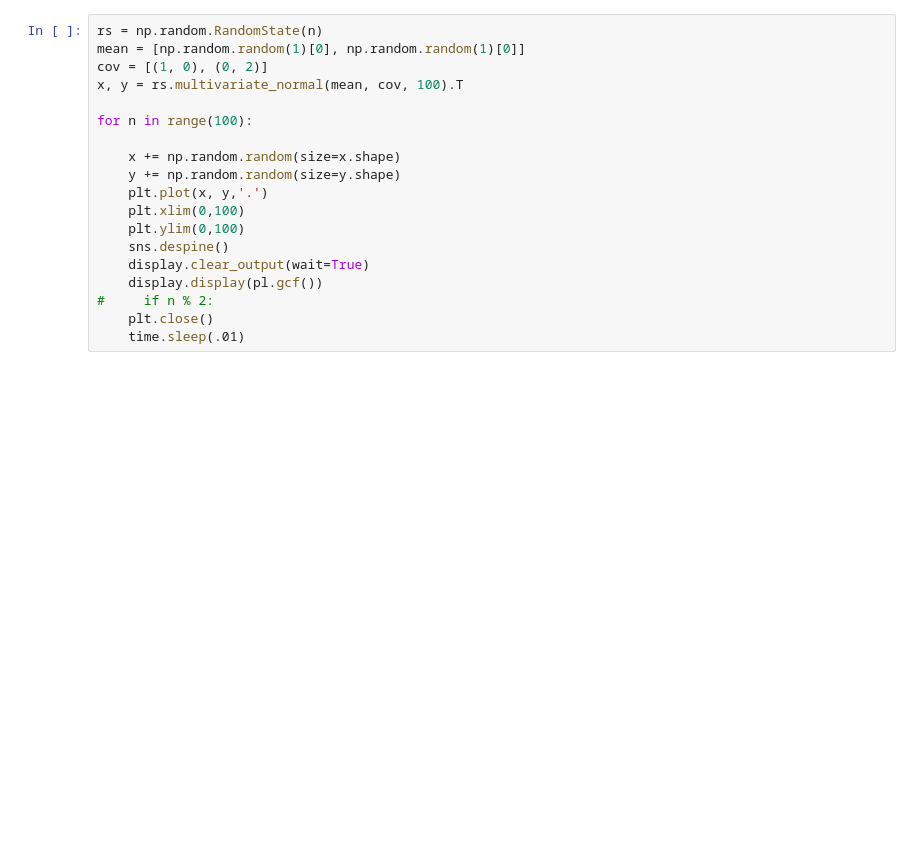
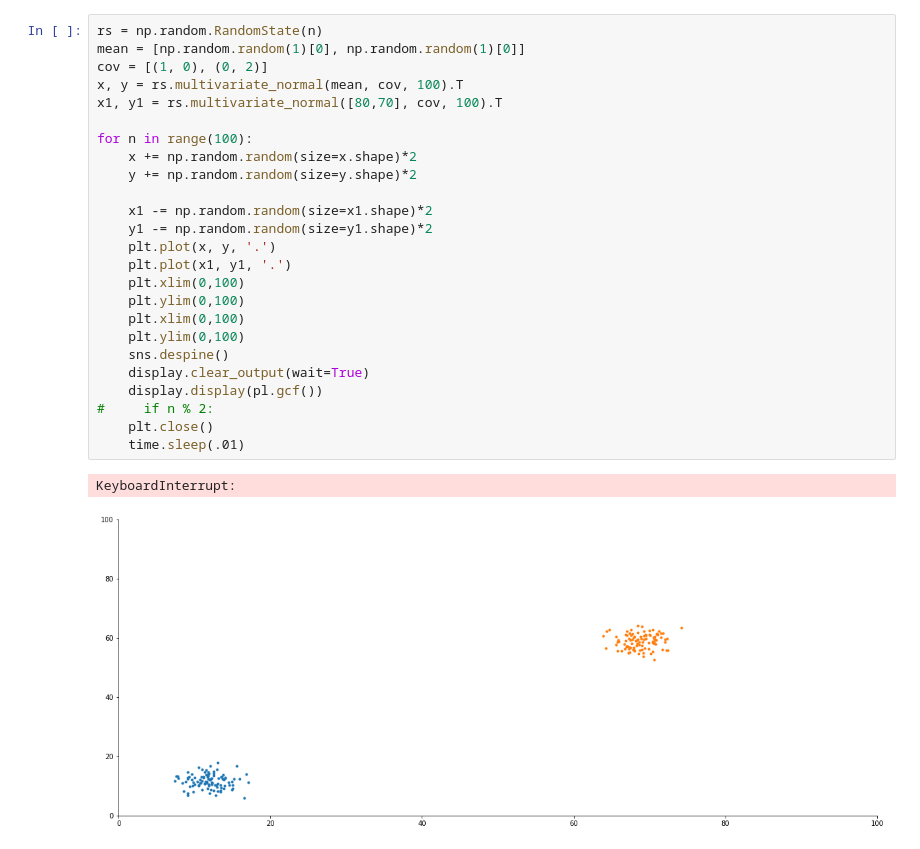
Before and after one commit to AndreasAlam/olac, a Jupyter notebook: olac/notebooks/sbe_vis_demo_dev.ipynb, the cells around one changed output. Drawn from its saved outputs; the diff is of its cells as text; blank space fills up the shorter version.

```diff
--- a/olac/notebooks/sbe_vis_demo_dev.ipynb
+++ b/olac/notebooks/sbe_vis_demo_dev.ipynb
@@ -60,19 +70,28 @@ def random_dots(size=1000):
 # %%
 rs = np.random.RandomState(n)
 mean = [np.random.random(1)[0], np.random.random(1)[0]]
 cov = [(1, 0), (0, 2)]
 x, y = rs.multivariate_normal(mean, cov, 100).T
+x1, y1 = rs.multivariate_normal([80,70], cov, 100).T
 
 for n in range(100):
+    x += np.random.random(size=x.shape)*2
+    y += np.random.random(size=y.shape)*2
 
-    x += np.random.random(size=x.shape)
-    y += np.random.random(size=y.shape)
-    plt.plot(x, y,'.')
+    x1 -= np.random.random(size=x1.shape)*2
+    y1 -= np.random.random(size=y1.shape)*2
+    plt.plot(x, y, '.')
+    plt.plot(x1, y1, '.')
+    plt.xlim(0,100)
+    plt.ylim(0,100)
     plt.xlim(0,100)
     plt.ylim(0,100)
     sns.despine()
     display.clear_output(wait=True)
     display.display(pl.gcf())
 #     if n % 2:
     plt.close()
     time.sleep(.01)
+# %% [output]
+KeyboardInterrupt:
+[figure, added]
```
Also changed, not shown: parts of 5 cells of this notebook.
